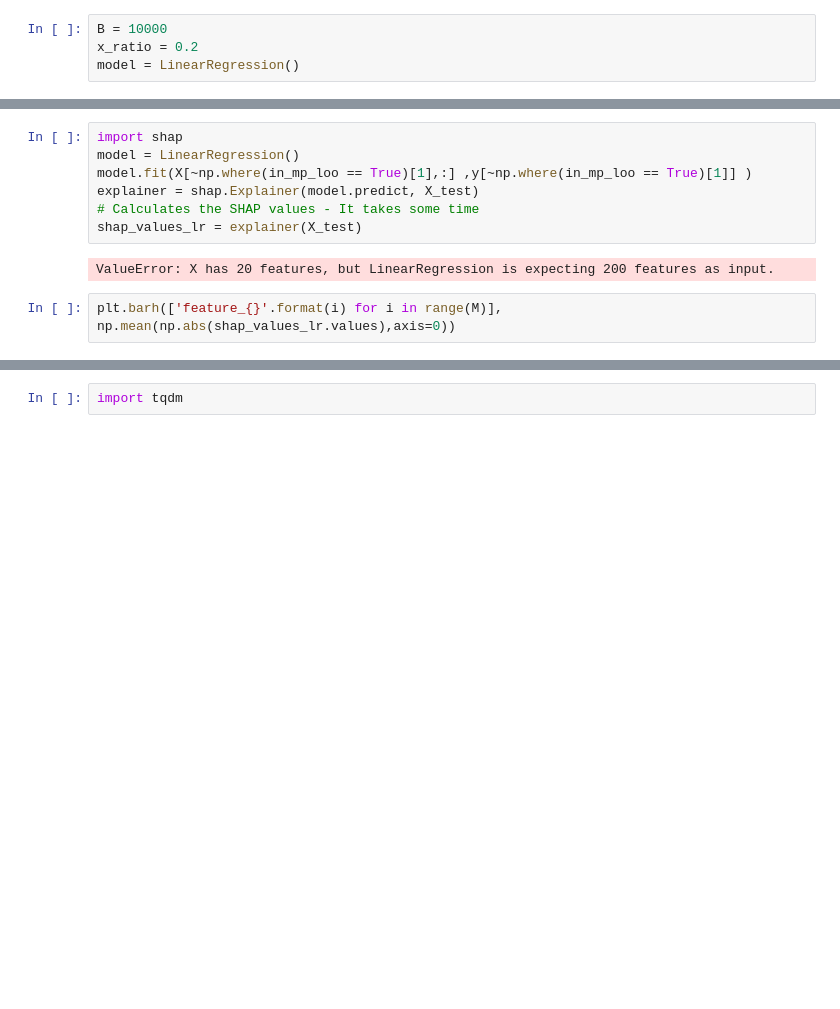
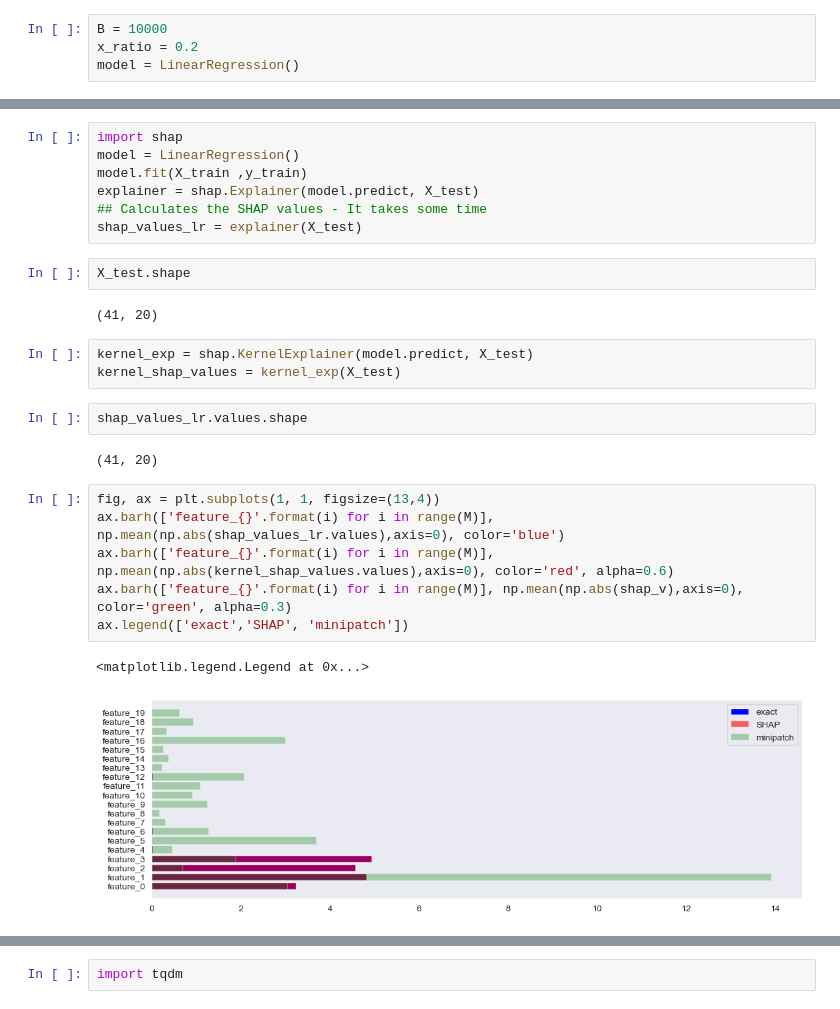
Before and after one commit to erialc-cal/ShapleyMP, a Jupyter notebook: Exp_SimulatedRegressions.ipynb, the cells around one changed output, grey strips where cells are left out. Saved outputs shown, nothing was run; the diff lists cells and outputs as text; blank space fills up the shorter version.

```diff
--- a/Exp_SimulatedRegressions.ipynb
+++ b/Exp_SimulatedRegressions.ipynb
@@ -55,14 +73,30 @@ plt.barh(['feature_{}'.format(i) for i in range(M)], np.mean(np.abs(shap_v),axis
 # %%
 import shap
 model = LinearRegression()
-model.fit(X[~np.where(in_mp_loo == True)[1],:] ,y[~np.where(in_mp_loo == True)[1]] )
+model.fit(X_train ,y_train)
 explainer = shap.Explainer(model.predict, X_test)
-# Calculates the SHAP values - It takes some time
+## Calculates the SHAP values - It takes some time
 shap_values_lr = explainer(X_test)
-# %% [output]
-ValueError: X has 20 features, but LinearRegression is expecting 200 features as input.
+# %%
+X_test.shape
+# %% [output]
+(41, 20)
+# %%
+kernel_exp = shap.KernelExplainer(model.predict, X_test)
+kernel_shap_values = kernel_exp(X_test)
+# %%
+shap_values_lr.values.shape
+# %% [output]
+(41, 20)
 # %%
-plt.barh(['feature_{}'.format(i) for i in range(M)], np.mean(np.abs(shap_values_lr.values),axis=0))
+fig, ax = plt.subplots(1, 1, figsize=(13,4))
+ax.barh(['feature_{}'.format(i) for i in range(M)], np.mean(np.abs(shap_values_lr.values),axis=0), color='blue')
+ax.barh(['feature_{}'.format(i) for i in range(M)], np.mean(np.abs(kernel_shap_values.values),axis=0), color='red', alpha=0.6)
+ax.barh(['feature_{}'.format(i) for i in range(M)], np.mean(np.abs(shap_v),axis=0), color='green', alpha=0.3)
+ax.legend(['exact','SHAP', 'minipatch'])
+# %% [output]
+<matplotlib.legend.Legend at 0x...>
+[figure, added]
 # %%
 fig, ax = plt.subplots(figsize=(10,3))
 ax.barh(['feature_{}'.format(i) for i in range(M)], np.mean(np.abs(shap_v),axis=0), alpha=0.4, color='red')
```
Also changed, not shown: parts of 15 cells of this notebook, 6 other files.
